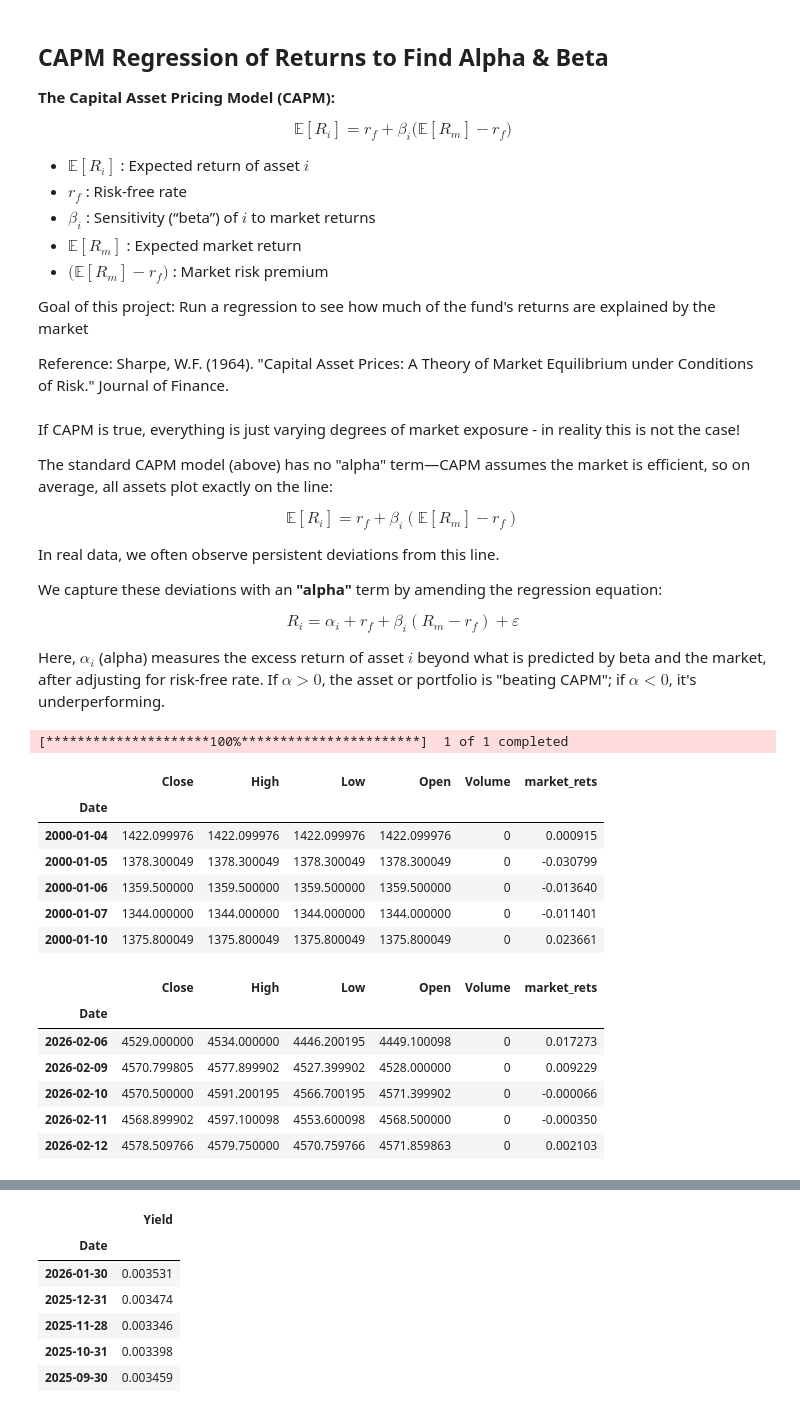
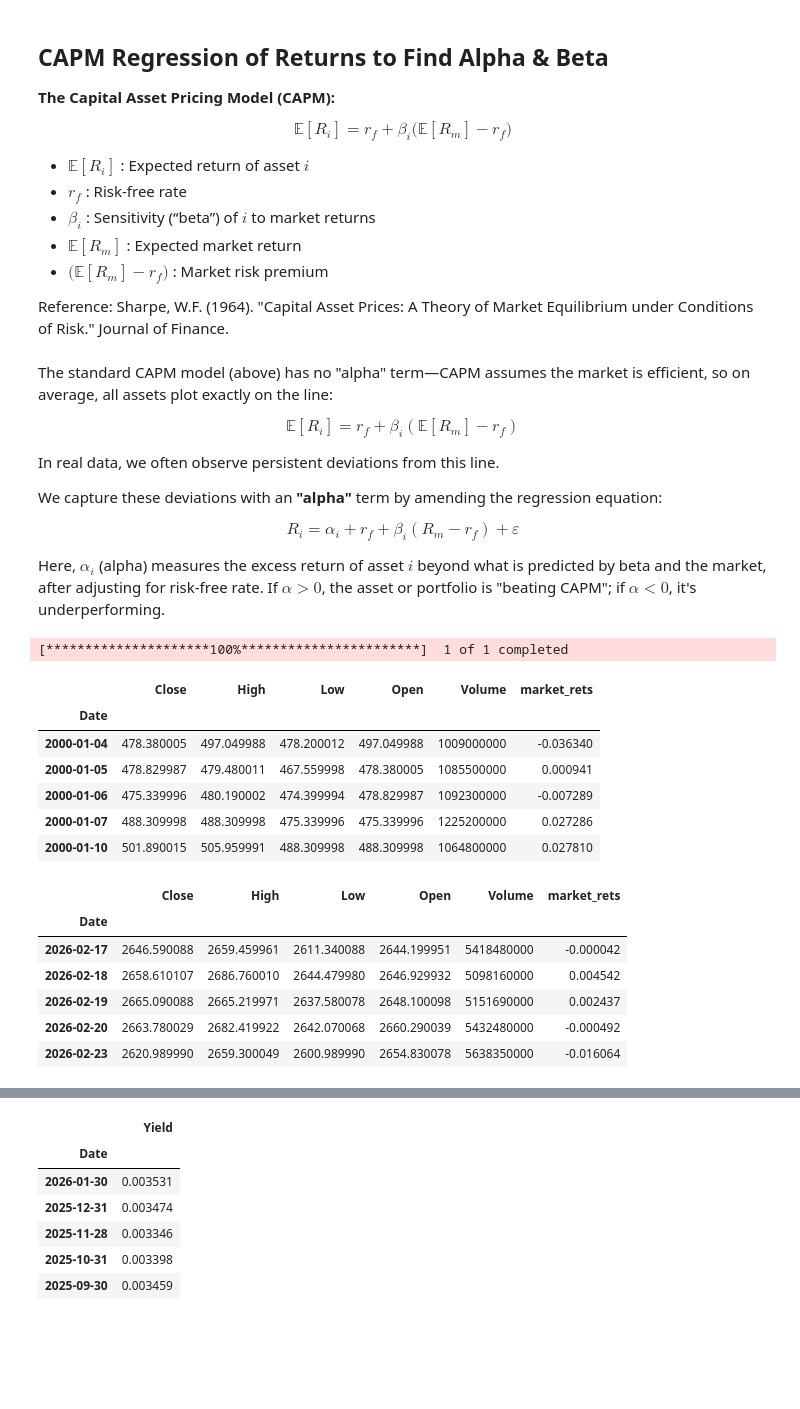
Before and after one commit to MatthewSmithseree/capm-regression_alpha-calculator, a Jupyter notebook: capm-regression.ipynb, the cells around one changed output, grey strips where cells are left out. Cells and saved outputs as stored; diff of their text form; code cells hidden in the pictures; blank space fills up the shorter version.

```diff
--- a/capm-regression.ipynb
+++ b/capm-regression.ipynb
@@ -12,11 +12,8 @@
  - $\mathbb{E}[R_m]$ : Expected market return
  - $\big(\mathbb{E}[R_m] - r_f\big)$ : Market risk premium
 
-Goal of this project: Run a regression to see how much of the fund's returns are explained by the market
-
 Reference: Sharpe, W.F. (1964). "Capital Asset Prices: A Theory of Market Equilibrium under Conditions of Risk." Journal of Finance.
 # %% [markdown]
-If CAPM is true, everything is just varying degrees of market exposure - in reality this is not the case!
 
  The standard CAPM model (above) has no "alpha" term—CAPM assumes the market is efficient, so on average, all assets plot exactly on the line:
 
@@ -38,27 +35,27 @@ import matplotlib.pyplot as plt
 import yfinance as yf
 # %%
 # Pull historical data from yfinance starting from the year 2000
-ticker = "^990100-USD-STRD"
+ticker = "^RUT"
 market_data = yf.download(ticker, start="2000-01-01", multi_level_index=False)
 market_data['market_rets'] = market_data['Close'].pct_change()
 market_data = market_data.dropna()
 display(market_data.head())
 display(market_data.tail())
 # %% [output]
 [*********************100%***********************]  1 of 1 completed
 |  | Close | High | Low | Open | Volume | market_rets |
 | Date |  |  |  |  |  |  |
-| 2000-01-04 | 1422.099976 | 1422.099976 | 1422.099976 | 1422.099976 | 0 | 0.000915 |
-| 2000-01-05 | 1378.300049 | 1378.300049 | 1378.300049 | 1378.300049 | 0 | -0.030799 |
-| 2000-01-06 | 1359.500000 | 1359.500000 | 1359.500000 | 1359.500000 | 0 | -0.013640 |
-| 2000-01-07 | 1344.000000 | 1344.000000 | 1344.000000 | 1344.000000 | 0 | -0.011401 |
-| 2000-01-10 | 1375.800049 | 1375.800049 | 1375.800049 | 1375.800049 | 0 | 0.023661 |
+| 2000-01-04 | 478.380005 | 497.049988 | 478.200012 | 497.049988 | 1009000000 | -0.036340 |
+| 2000-01-05 | 478.829987 | 479.480011 | 467.559998 | 478.380005 | 1085500000 | 0.000941 |
+| 2000-01-06 | 475.339996 | 480.190002 | 474.399994 | 478.829987 | 1092300000 | -0.007289 |
+| 2000-01-07 | 488.309998 | 488.309998 | 475.339996 | 475.339996 | 1225200000 | 0.027286 |
+| 2000-01-10 | 501.890015 | 505.959991 | 488.309998 | 488.309998 | 1064800000 | 0.027810 |
 |  | Close | High | Low | Open | Volume | market_rets |
 | Date |  |  |  |  |  |  |
-| 2026-02-06 | 4529.000000 | 4534.000000 | 4446.200195 | 4449.100098 | 0 | 0.017273 |
-| 2026-02-09 | 4570.799805 | 4577.899902 | 4527.399902 | 4528.000000 | 0 | 0.009229 |
-| 2026-02-10 | 4570.500000 | 4591.200195 | 4566.700195 | 4571.399902 | 0 | -0.000066 |
-| 2026-02-11 | 4568.899902 | 4597.100098 | 4553.600098 | 4568.500000 | 0 | -0.000350 |
-| 2026-02-12 | 4578.509766 | 4579.750000 | 4570.759766 | 4571.859863 | 0 | 0.002103 |
+| 2026-02-17 | 2646.590088 | 2659.459961 | 2611.340088 | 2644.199951 | 5418480000 | -0.000042 |
+| 2026-02-18 | 2658.610107 | 2686.760010 | 2644.479980 | 2646.929932 | 5098160000 | 0.004542 |
+| 2026-02-19 | 2665.090088 | 2665.219971 | 2637.580078 | 2648.100098 | 5151690000 | 0.002437 |
+| 2026-02-20 | 2663.780029 | 2682.419922 | 2642.070068 | 2660.290039 | 5432480000 | -0.000492 |
+| 2026-02-23 | 2620.989990 | 2659.300049 | 2600.989990 | 2654.830078 | 5638350000 | -0.016064 |
 # %%
 #Get returns data (depends on fund)
```
Also changed, not shown: parts of 3 cells of this notebook, 2 other files.
